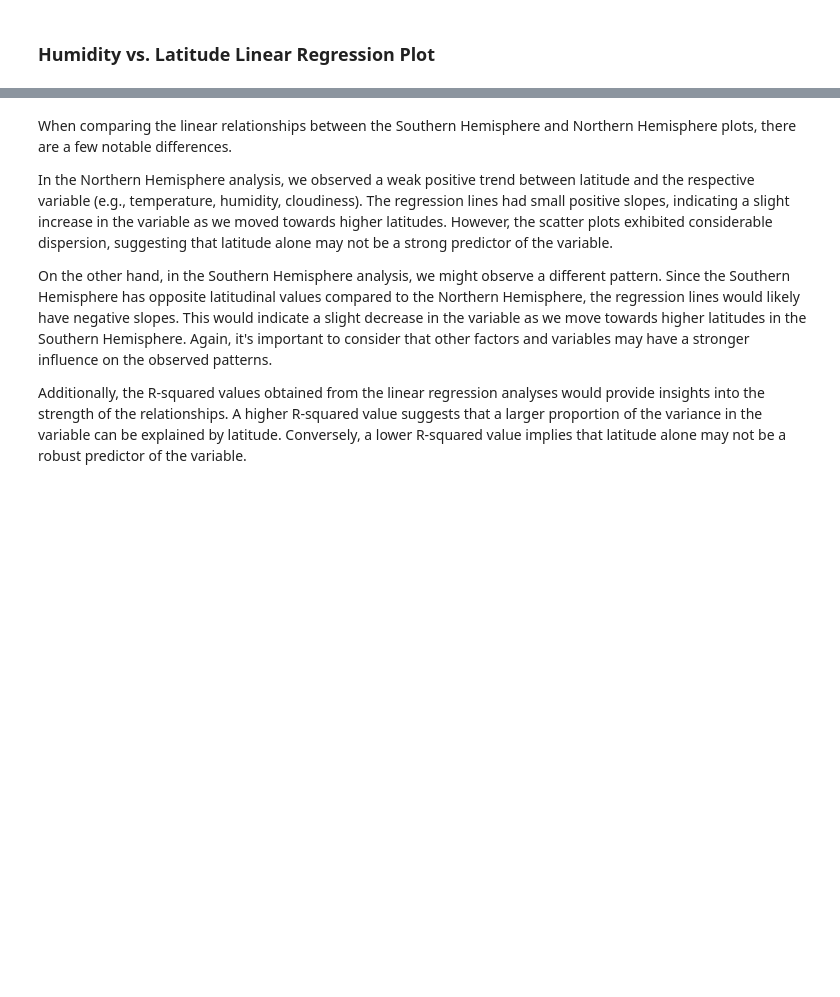
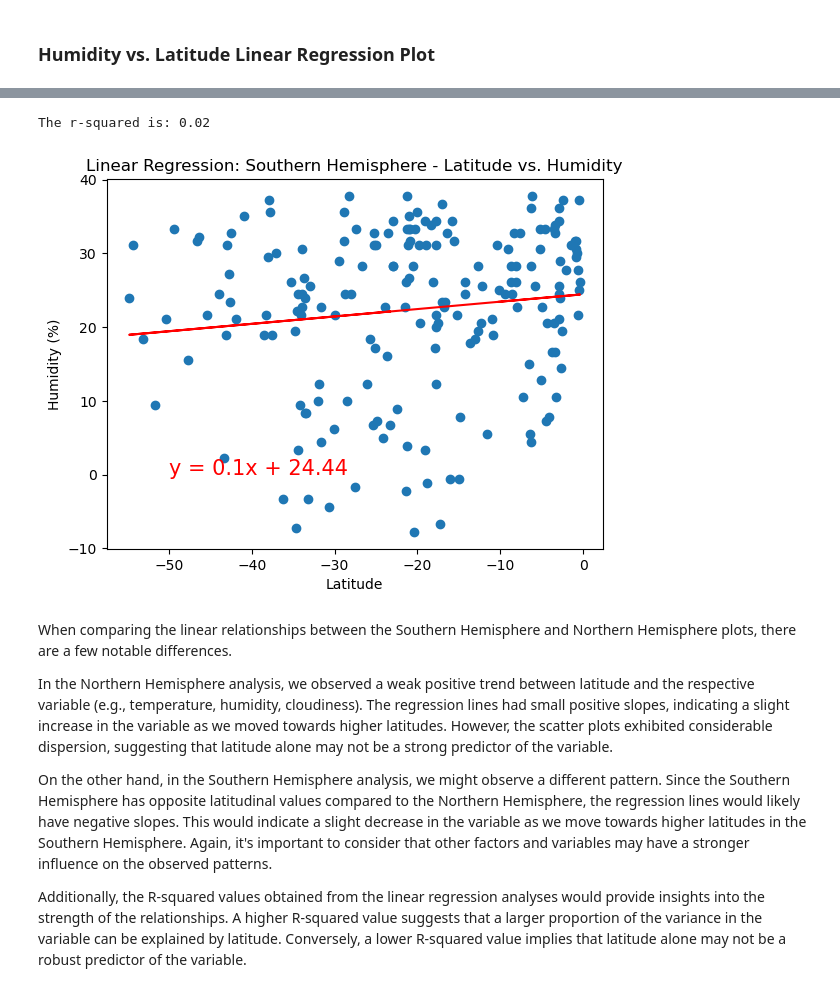
Before and after one commit to EthanM84/python-api-challenge, a Jupyter notebook: python-api-challenge/WeatherPy/WeatherPy.ipynb, the cells around one changed output, grey strips where cells are left out. Drawn from its saved outputs; the diff is of its cells as text; code cells hidden in the pictures; blank space fills up the shorter version.

```diff
--- a/python-api-challenge/WeatherPy/WeatherPy.ipynb
+++ b/python-api-challenge/WeatherPy/WeatherPy.ipynb
@@ -335,9 +417,12 @@ plot_linear_regression(x_values, y_values, "Linear Regression: Northern Hemisphe
 # %%
 # Perform linear regression on Southern Hemisphere latitude vs humidity
 x_values = southern_hemi_df["Lat"]
 y_values = southern_hemi_df["Humidity"]
 plot_linear_regression(x_values, y_values, "Linear Regression: Southern Hemisphere - Latitude vs. Humidity",
-                       "Latitude", "Humidity (%)", (-50, 20))
+                       "Latitude", "Humidity (%)", (-50, 0))
+# %% [output]
+The r-squared is: 0.02
+[figure, added]
 # %% [markdown]
 When comparing the linear relationships between the Southern Hemisphere and Northern Hemisphere plots, there are a few notable differences.
 
```
Also changed, not shown: parts of 18 cells of this notebook, 6 other files.
